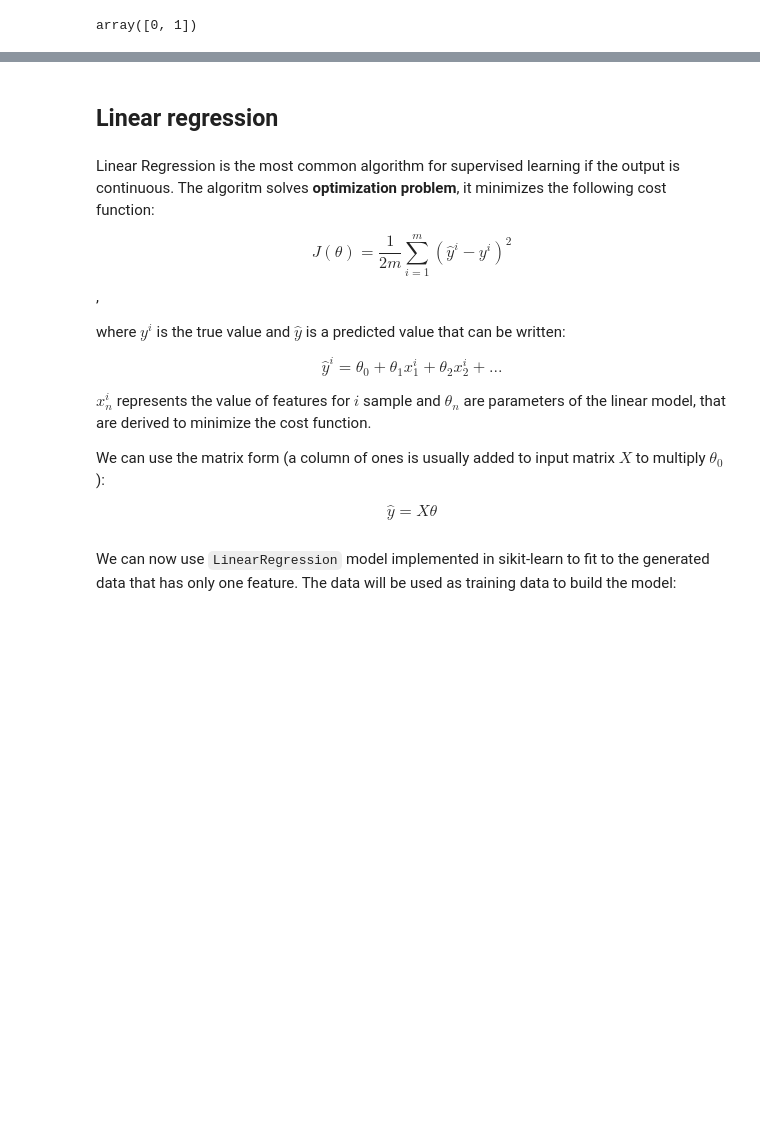
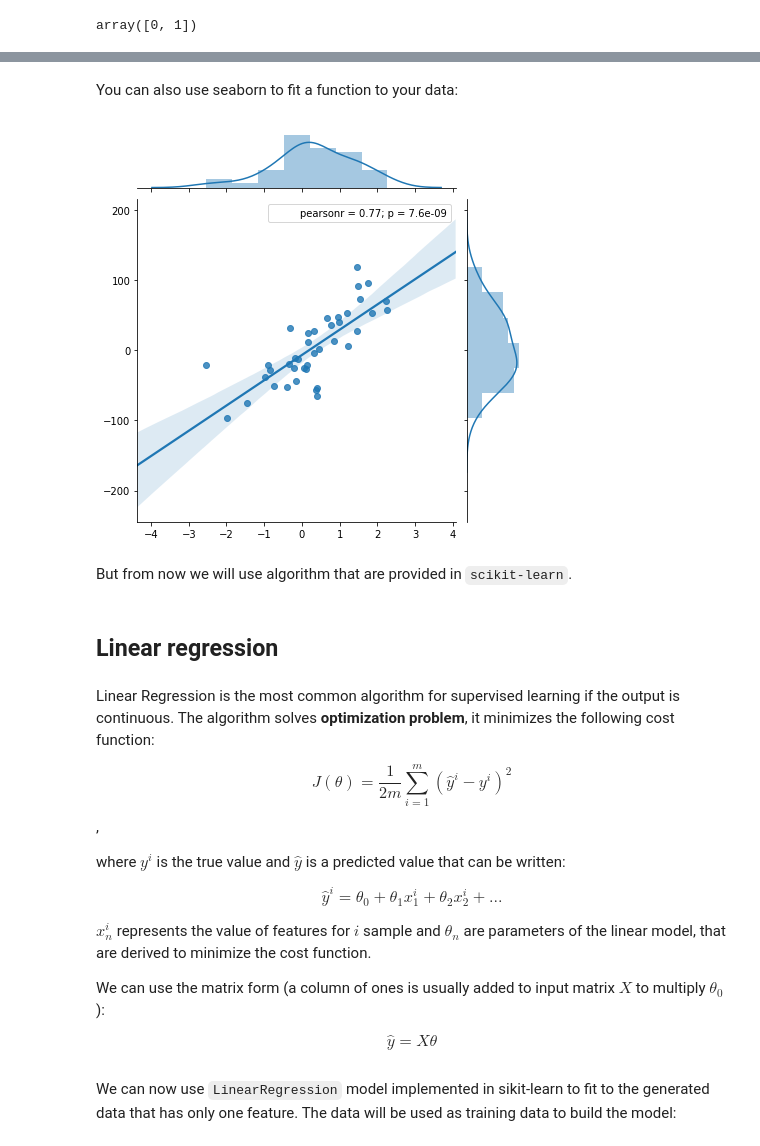
Before and after one commit to neuro-data-science/neuroML, a Jupyter notebook: notebooks/introductory_general.ipynb, the cells around one changed output, grey strips where cells are left out. Saved outputs shown, nothing was run; the diff lists cells and outputs as text; code cells hidden in the pictures; blank space fills up the shorter version.

```diff
--- a/notebooks/introductory_general.ipynb
+++ b/notebooks/introductory_general.ipynb
@@ -86,7 +85,15 @@ plt.scatter(X[:,0], y, s=50, alpha=0.5)
+# %% [markdown]
+You can also use seaborn to fit a function to your data:
+# %%
+sns.jointplot(x=X[:,0], y=y, kind='reg');
+# %% [output]
+[figure, added]
+# %% [markdown]
+But from now we will use algorithm that are provided in ``scikit-learn``.
 # %% [markdown]
 ## Linear regression
 # %% [markdown]
-Linear Regression is the most common algorithm for supervised learning if the output is continuous. The algoritm solves **optimization problem**, it minimizes the following cost function:
+Linear Regression is the most common algorithm for supervised learning if the output is continuous. The algorithm solves **optimization problem**, it minimizes the following cost function:
 
 $$J(\theta) = \frac{1}{2m} \sum_{i=1}^{m} \left(\hat{y}^i - y^{i} \right)^2$$ ,
 
```
Also changed, not shown: parts of 46 cells of this notebook, 3 other files.
